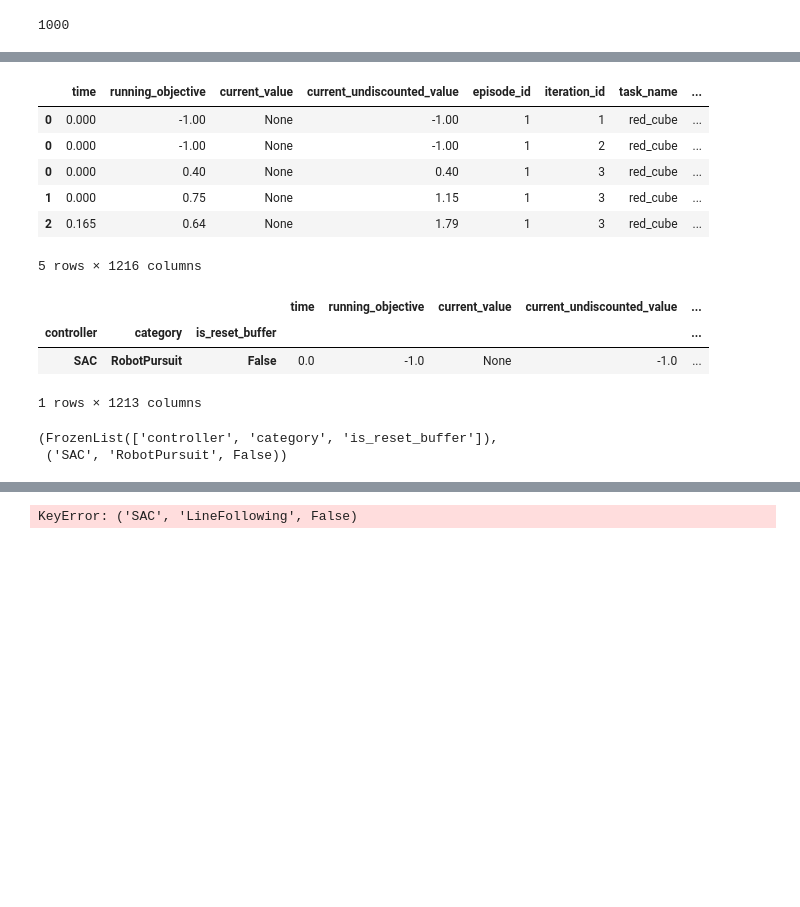
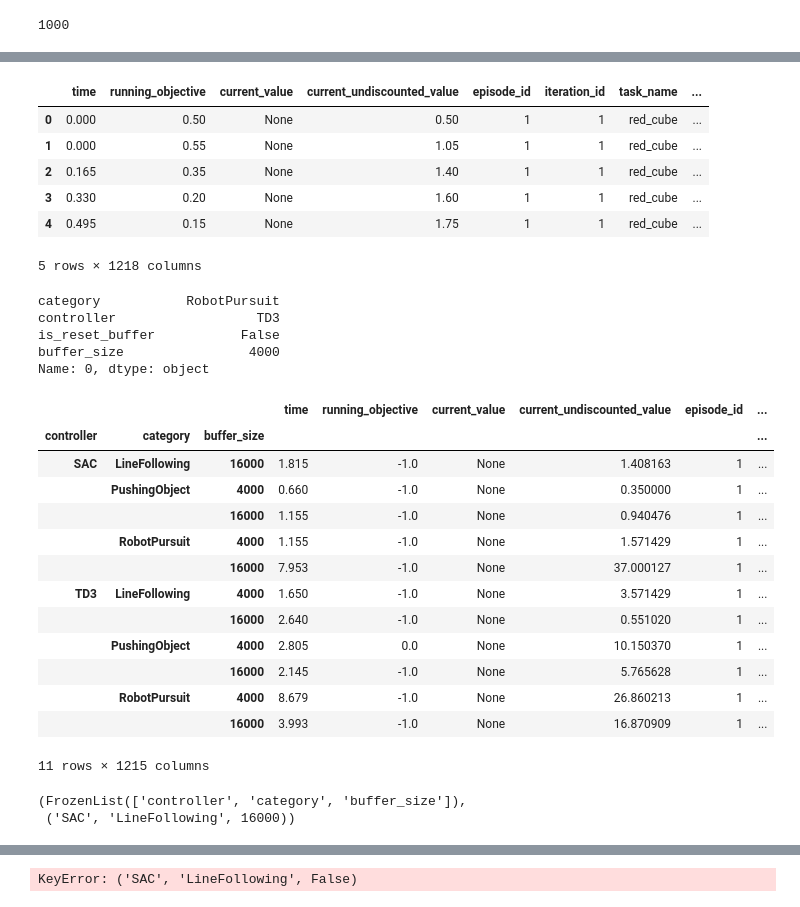
Before and after one commit to thd-research/regelum-playground, a Jupyter notebook: notebooks/check_log.ipynb, the cells around one changed output, grey strips where cells are left out. Drawn from its saved outputs; the diff is of its cells as text; code cells hidden in the pictures; blank space fills up the shorter version.

```diff
--- a/notebooks/check_log.ipynb
+++ b/notebooks/check_log.ipynb
@@ -39,15 +39,22 @@ end_datetime_str = "2024-11-06 13-27-35"
 start_datetime_str = "2024-11-07 08-38-32"
 end_datetime_str = "2024-11-07 10-41-32"
 
-end_datetime_str = start_datetime_str = "2024-11-07 11-31-51"
-# regelum_data/outputs/2024-11-07/11-31-51
+# end_datetime_str = start_datetime_str = "2024-11-07 11-31-51"
+end_datetime_str = start_datetime_str = "2024-11-07 14-27-14"
+
+# Full run at server
+start_datetime_str = "2024-11-07 14-35-44"
+end_datetime_str = "2024-11-08 04-58-17"
+
+# Test
+# end_datetime_str = start_datetime_str = "2024-11-08 08-42-09"
 
 df = get_df_from_datetime_range(start_datetime_str,
                                 end_datetime_str,
                                 decay_rate=DECAY_RATE,
                                 max_iter=np.inf,
                                 validity_check=False,
-                                reload=True
+                                reload=False
                                 )
 
 df.head()
@@ -81,38 +87,61 @@ df = df.reindex()
 def extract_columns(row):
     scenario = row.exp_config["scenario"]["_target_"].split(".")[-1]
     is_reset_buffer = row.exp_config["scenario"]["reset_rb_each_task"]
+    buffer_size = row.exp_config["scenario"]["buffer_size"]
     controller = "SAC" if "sac" in scenario.lower() else "TD3"
     category = scenario[:scenario.find(controller)]
-    return category, controller, is_reset_buffer
+    return category, controller, is_reset_buffer, buffer_size
+
+    # return pd.Series(data=[category, controller, is_reset_buffer, buffer_size],
+    #                  index=["category", "controller", "is_reset_buffer", "buffer_size"])
 
 tmp = df.apply(extract_columns, axis=1, result_type='expand')
-tmp.columns = ["category", "controller", "is_reset_buffer"]
+# tmp = df.exp_config.apply(extract_columns)
+tmp.columns = ["category", "controller", "is_reset_buffer", "buffer_size"]
 df = pd.concat([df, tmp], axis=1)
 # %%
 df.head()
 # %% [output]
 |  | time | running_objective | current_value | current_undiscounted_value | episode_id | iteration_id | task_name | ... |
-| 0 | 0.000 | -1.00 | None | -1.00 | 1 | 1 | red_cube | ... |
-| 0 | 0.000 | -1.00 | None | -1.00 | 1 | 2 | red_cube | ... |
-| 0 | 0.000 | 0.40 | None | 0.40 | 1 | 3 | red_cube | ... |
-| 1 | 0.000 | 0.75 | None | 1.15 | 1 | 3 | red_cube | ... |
-| 2 | 0.165 | 0.64 | None | 1.79 | 1 | 3 | red_cube | ... |
+| 0 | 0.000 | 0.50 | None | 0.50 | 1 | 1 | red_cube | ... |
+| 1 | 0.000 | 0.55 | None | 1.05 | 1 | 1 | red_cube | ... |
+| 2 | 0.165 | 0.35 | None | 1.40 | 1 | 1 | red_cube | ... |
+| 3 | 0.330 | 0.20 | None | 1.60 | 1 | 1 | red_cube | ... |
+| 4 | 0.495 | 0.15 | None | 1.75 | 1 | 1 | red_cube | ... |
-5 rows × 1216 columns
+5 rows × 1218 columns
+# %%
+pd.Series(tmp.iloc[0], index=["category", "controller", "is_reset_buffer", "buffer_size"])
+# %% [output]
+category           RobotPursuit
+controller                  TD3
+is_reset_buffer           False
+buffer_size                4000
+Name: 0, dtype: object
 # %%
 ############################### Robot Pursuit is misisng ###############################
 # group_df = df.groupby(["controller", "category", "task_name", "is_reset_buffer"]).last()
-group_df = df.groupby(["controller", "category", "is_reset_buffer"]).last()
+group_df = df.groupby(["controller", "category", "buffer_size"]).last()
 group_df
 # %% [output]
-|  |  |  | time | running_objective | current_value | current_undiscounted_value | ... |
-| controller | category | is_reset_buffer |  |  |  |  | ... |
-| SAC | RobotPursuit | False | 0.0 | -1.0 | None | -1.0 | ... |
+|  |  |  | time | running_objective | current_value | current_undiscounted_value | episode_id | ... |
+| controller | category | buffer_size |  |  |  |  |  | ... |
+| SAC | LineFollowing | 16000 | 1.815 | -1.0 | None | 1.408163 | 1 | ... |
+|  | PushingObject | 4000 | 0.660 | -1.0 | None | 0.350000 | 1 | ... |
+|  |  | 16000 | 1.155 | -1.0 | None | 0.940476 | 1 | ... |
+|  | RobotPursuit | 4000 | 1.155 | -1.0 | None | 1.571429 | 1 | ... |
+|  |  | 16000 | 7.953 | -1.0 | None | 37.000127 | 1 | ... |
+| TD3 | LineFollowing | 4000 | 1.650 | -1.0 | None | 3.571429 | 1 | ... |
+|  |  | 16000 | 2.640 | -1.0 | None | 0.551020 | 1 | ... |
+|  | PushingObject | 4000 | 2.805 | 0.0 | None | 10.150370 | 1 | ... |
+|  |  | 16000 | 2.145 | -1.0 | None | 5.765628 | 1 | ... |
+|  | RobotPursuit | 4000 | 8.679 | -1.0 | None | 26.860213 | 1 | ... |
+|  |  | 16000 | 3.993 | -1.0 | None | 16.870909 | 1 | ... |
-1 rows × 1213 columns
+11 rows × 1215 columns
 # %%
 group_df.index.names, group_df.index[0]
 # %% [output]
-(FrozenList(['controller', 'category', 'is_reset_buffer']),
- ('SAC', 'RobotPursuit', False))
+(FrozenList(['controller', 'category', 'buffer_size']),
+ ('SAC', 'LineFollowing', 16000))
 # %%
 "\t".join([f"{a}:{b}" for a, b in list(zip(group_df.index.names, group_df.index[0]))])
 # list(zip(group_df.index.names, group_df.index[0]))
```
Also changed, not shown: parts of 11 cells of this notebook, 4 other files.
